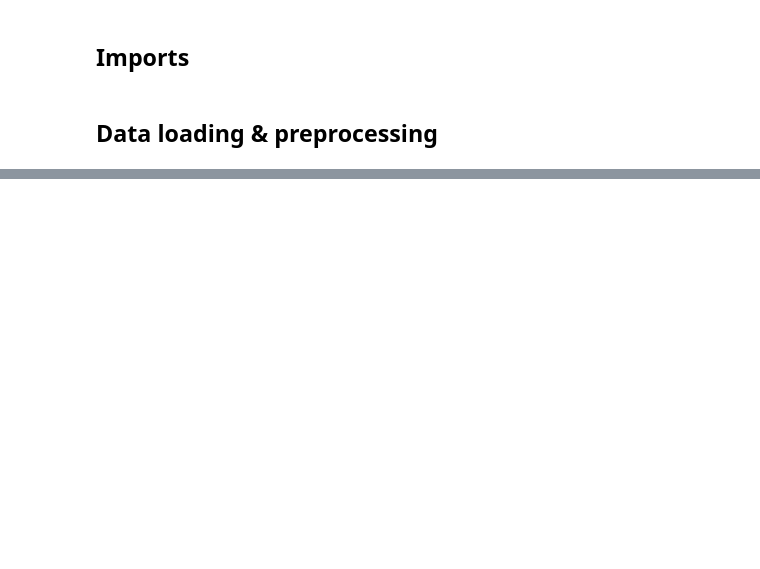
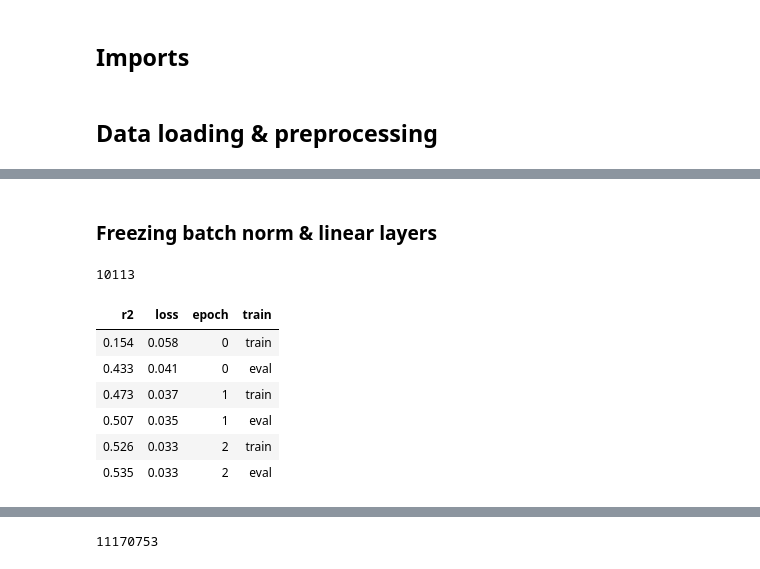
Before and after one commit to franckalbinet/lssm, a Jupyter notebook: nbs/paper/mir-kex.ipynb, the cells around one changed output, grey strips where cells are left out. Drawn from its saved outputs; the diff is of its cells as text; code cells hidden in the pictures; blank space fills up the shorter version.

```diff
--- a/nbs/paper/mir-kex.ipynb
+++ b/nbs/paper/mir-kex.ipynb
@@ -142,0 +248,29 @@ KeyboardInterrupt:
+# %% [markdown]
+### Freezing batch norm & linear layers
+# %%
+model_name = 'resnet18'
+model = timm.create_model(model_name, pretrained=True,
+                          in_chans=1, num_classes=1)
+
+# Define modelling pipeline & Train
+epochs = 3
+lr = 5e-4
+
+# Define metrics
+metrics = MetricsCB(r2=R2Score())
+
+# Define scheduler (how to vary learning rate during training)
+tmax = epochs * len(dls.train)
+sched = partial(lr_scheduler.OneCycleLR, max_lr=lr, total_steps=tmax)
+
+# Callbacks
+xtra = [BatchSchedCB(sched)]
+gadf = BatchTransformCB(GADFTfm())
+resize = BatchTransformCB(_resizeTfm)
+stats = BatchTransformCB(StatsTfm(model.default_cfg))
+
+cbs = [DeviceCB(), gadf, resize, stats, TrainCB(),
+       metrics, ProgressCB(plot=False)]
+
+learn = Learner(model, dls, nn.HuberLoss(), lr=lr,
+                cbs=cbs+xtra, opt_func=optim.AdamW)
@@ -142,0 +279,15 @@ KeyboardInterrupt:
+# %%
+get_n_params(learn.model, trainable=True)
+# %% [output]
+10113
+# %%
+%%time
+learn.fit(epochs)
+# %% [output]
+| r2 | loss | epoch | train |
+| 0.154 | 0.058 | 0 | train |
+| 0.433 | 0.041 | 0 | eval |
+| 0.473 | 0.037 | 1 | train |
+| 0.507 | 0.035 | 1 | eval |
+| 0.526 | 0.033 | 2 | train |
+| 0.535 | 0.033 | 2 | eval |
@@ -142,0 +299,4 @@ KeyboardInterrupt:
+# %%
+get_n_params(learn.model, trainable=True)
+# %% [output]
+11170753
```
Also changed, not shown: parts of 41 cells of this notebook, 8 other files.
